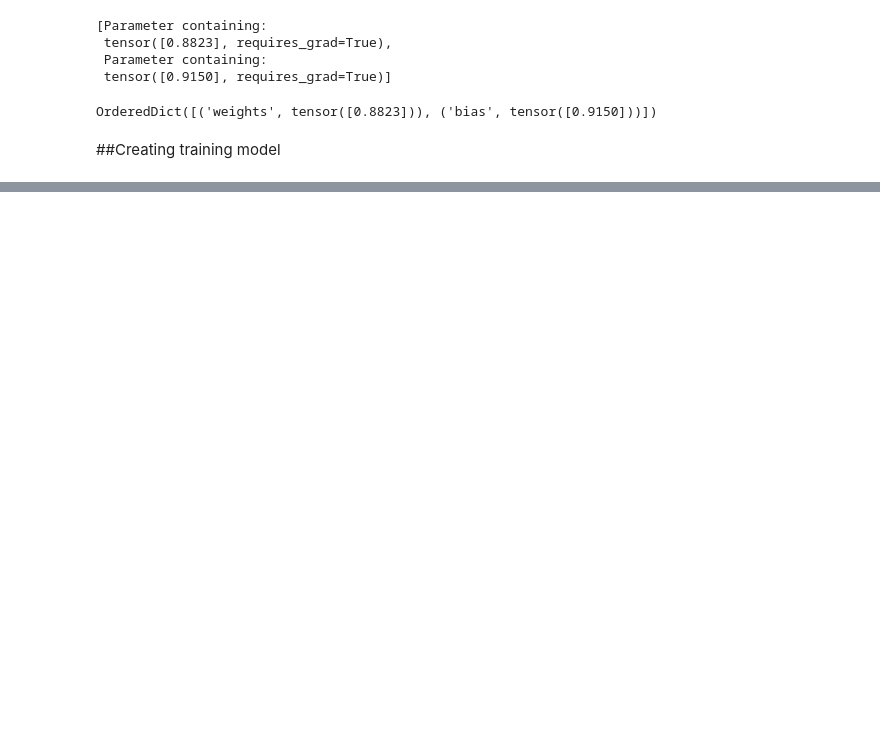
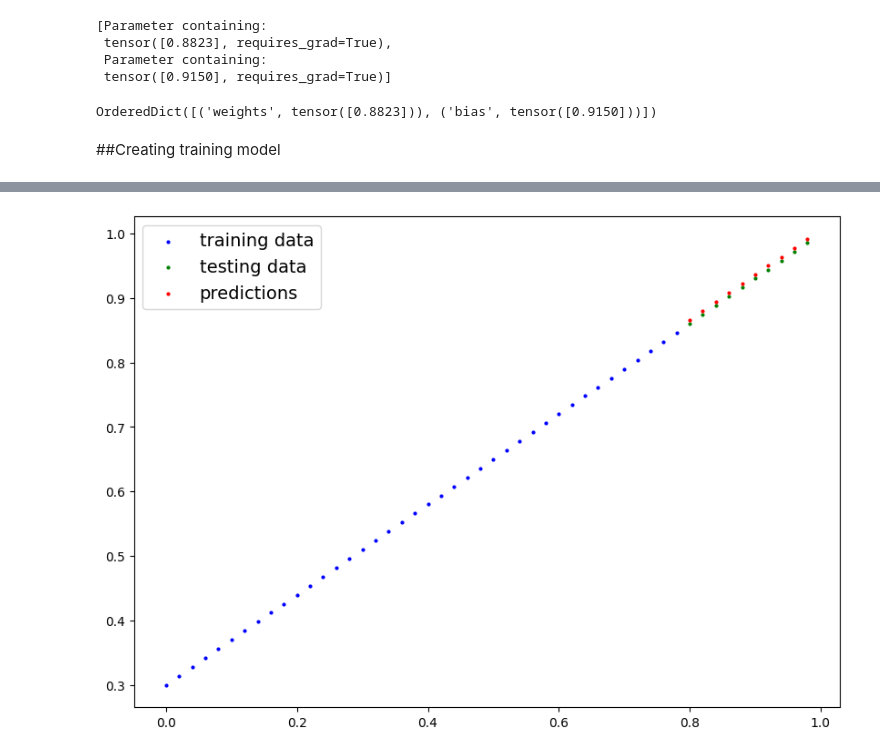
Before and after one commit to Nick542k/PyTorch_learning_log, a Jupyter notebook: 01_pytorch_workflow.ipynb, the cells around one changed output, grey strips where cells are left out. Drawn from its saved outputs; the diff is of its cells as text; code cells hidden in the pictures; blank space fills up the shorter version.

Commit message:
Added existing notebooks to learning log

```diff
--- a/01_pytorch_workflow.ipynb
+++ b/01_pytorch_workflow.ipynb
@@ -279,4 +279,4 @@ loss_fn=nn.L1Loss()
 
 
 #Setup a optimizer(stochastic gradient descent)
-optimizer=torch.optim.SGD(params=model.parameters(),lr=0.01) #lr=learning rate=psooibly the most important hyperparameter you can set
+optimizer=torch.optim.SGD(params=model_0.parameters(),lr=0.01) #lr=learning rate=possibly the most important hyperparameter you can set
@@ -284,0 +302,30 @@ NameError: name 'model' is not defined
+# %%
+#an epoch is one loop through the data...(this is a hyper parameter cozz we set it ourselves)
+
+epochs=10000
+
+###Training
+#0.Loop through the data
+for epoch in range(epochs):
+  #set the model to training model
+  model_0.train() #train mode in pytorch sets all parameters that require gradients to require gradients
+
+  #1.Forward pass
+  y_preds=model_0(X_train)
+
+  #2. Calculate loss
+  loss=loss_fn(y_preds,Y_train)
+
+  #3. Optimizer zero grad
+  optimizer.zero_grad()
+
+  #4. perform back propagation on the loss with respect to the parameters of the model
+  loss.backward()
+
+  #5.step the optimizer(perform gradient decent)
+  optimizer.step() #by default hoe the optimizer chnages will accumulate through the loop so we have to zero them above in step 3 for the next iteration of the loop
+
+
+  ###Testing
+
+  model_0.eval() #turns off gradient tracking
@@ -284,0 +349,9 @@ NameError: name 'model' is not defined
+# %%
+model_0.eval()
+with torch.inference_mode():
+  # Make predictions on the test data
+  y_preds = model_0(X_test)
+
+plot_predictions(predictions=y_preds.detach())
+# %% [output]
+[figure, added]
```
Also changed, not shown: parts of 9 cells of this notebook, 1 other file.
